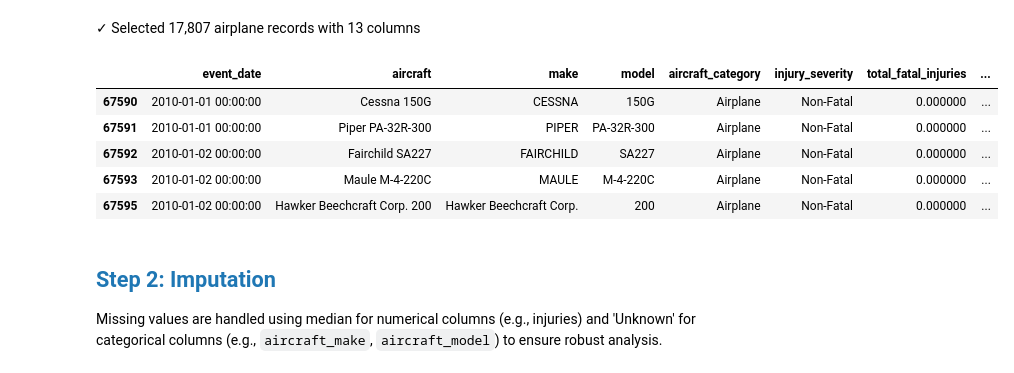
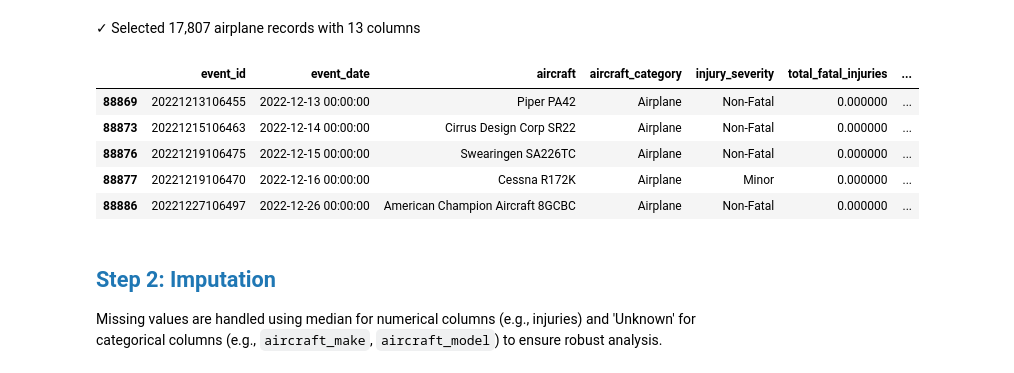
Before and after one commit to Bakley/end-of-Phase-One-Project, a Jupyter notebook: index.ipynb, the cells around one changed output. Drawn from its saved outputs; the diff is of its cells as text; code cells hidden in the pictures.

```diff
--- a/index.ipynb
+++ b/index.ipynb
@@ -238,10 +238,10 @@ df['aircraft'] = df['aircraft'].fillna('Unknown')
 # %%
 # Select relevant columns
 relevant_columns = [
-    'event_date', 'aircraft', 'make', 'model', 'aircraft_category',
+    'event_id', 'event_date', 'aircraft', 'aircraft_category',
     'injury_severity', 'total_fatal_injuries', 'total_serious_injuries',
     'total_minor_injuries', 'total_uninjured', 'broad_phase_of_flight',
-    'aircraft_damage', 'event_id'
+    'aircraft_damage', 'make', 'model',
 ]
 df = df[relevant_columns]
 # %%
@@ -252,22 +252,22 @@ display_highlight(f"✓ Selected {len(df):,} airplane records with {len(relevant
 ✓ Selected 17,807 airplane records with 13 columns
 # %%
 # Display cleaned dataset
-display(df.head().style.set_properties(**{
+display(df.tail().style.set_properties(**{
     'font-family': 'Poppins',
     'font-size': '12px',
     'background-color': '#f9f9f9',
     'border': '1px solid #eee'
 }).set_table_styles([{
     'selector': 'th',
     'props': [('background-color', '#1a5276'), ('color', 'white'), ('font-weight', '600')]
 }]))
 # %% [output]
-|  | event_date | aircraft | make | model | aircraft_category | injury_severity | total_fatal_injuries | ... |
-| 67590 | 2010-01-01 00:00:00 | Cessna 150G | CESSNA | 150G | Airplane | Non-Fatal | 0.000000 | ... |
-| 67591 | 2010-01-01 00:00:00 | Piper PA-32R-300 | PIPER | PA-32R-300 | Airplane | Non-Fatal | 0.000000 | ... |
-| 67592 | 2010-01-02 00:00:00 | Fairchild SA227 | FAIRCHILD | SA227 | Airplane | Non-Fatal | 0.000000 | ... |
-| 67593 | 2010-01-02 00:00:00 | Maule M-4-220C | MAULE | M-4-220C | Airplane | Non-Fatal | 0.000000 | ... |
-| 67595 | 2010-01-02 00:00:00 | Hawker Beechcraft Corp. 200 | Hawker Beechcraft Corp. | 200 | Airplane | Non-Fatal | 0.000000 | ... |
+|  | event_id | event_date | aircraft | aircraft_category | injury_severity | total_fatal_injuries | ... |
+| 88869 | 20221213106455 | 2022-12-13 00:00:00 | Piper PA42 | Airplane | Non-Fatal | 0.000000 | ... |
+| 88873 | 20221215106463 | 2022-12-14 00:00:00 | Cirrus Design Corp SR22 | Airplane | Non-Fatal | 0.000000 | ... |
+| 88876 | 20221219106475 | 2022-12-15 00:00:00 | Swearingen SA226TC | Airplane | Non-Fatal | 0.000000 | ... |
+| 88877 | 20221219106470 | 2022-12-16 00:00:00 | Cessna R172K | Airplane | Minor | 0.000000 | ... |
+| 88886 | 20221227106497 | 2022-12-26 00:00:00 | American Champion Aircraft 8GCBC | Airplane | Non-Fatal | 0.000000 | ... |
 # %% [markdown]
 ## <span style="color: #1f77b4;">Step 2: Imputation</span>
 
```
Also changed, not shown: parts of 8 cells of this notebook.
